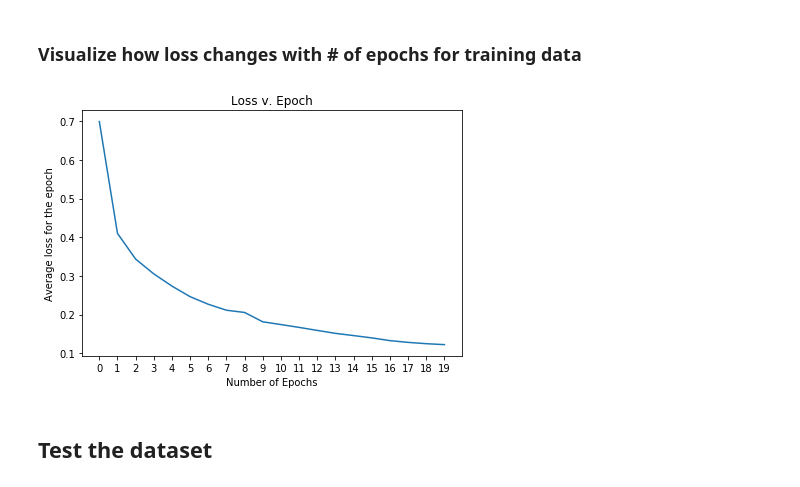
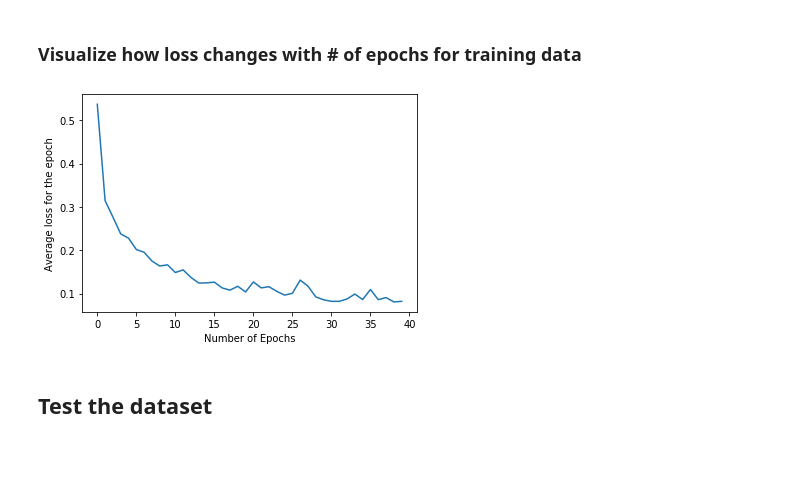
Before and after one commit to flejarza/ActGraph, a Jupyter notebook: autoencoders/extrasensory_AE_v2.ipynb, the cells around one changed output. Cells and saved outputs as stored; diff of their text form; code cells hidden in the pictures; blank space fills up the shorter version.

```diff
--- a/autoencoders/extrasensory_AE_v2.ipynb
+++ b/autoencoders/extrasensory_AE_v2.ipynb
@@ -264,6 +302,6 @@ plt.figure(figsize = (13,6))
 plt.title('Normalized data')
 for i in range(4):
     ax = plt.subplot(1,4,i+1)
-    row_i = norm_sensor_data.iloc[i,:].to_numpy().reshape(12,15)
+    row_i = norm_sensor_data.iloc[i,:].to_numpy().reshape(9,24)
     plt.imshow(row_i)
 # %% [output]
@@ -328,21 +340,12 @@ class SensorDataset(Dataset):
         if torch.is_tensor(idx):
             idx = idx.tolist()
 
-#         rd = pd.read_csv('.'+self.file_name+'.csv')
-#         sd = rd.iloc[:,1:226]
-#         sd[sd.columns]=sd[sd.columns].fillna(sd.mode().iloc[0])
-#         sd.dropna(inplace = True, axis = 'columns' )
 
-#         n_sd = pd.DataFrame()
-#         for col in sd.columns:
-#             col_mean = sd[col].mean()
-#             col_std = sd[col].std()
-#             n_sd[col] = (sd[col] - col_mean)/col_std
         sample =  self.sensor_data.iloc[idx,:]
 
         if self.transform:
             # Transform to tensor
-            sample = self.transform(sample.to_numpy().reshape(12,15))
+            sample = self.transform(sample.to_numpy().reshape(9,24))
         return sample
 # %% [markdown]
 ### Define the batch size parameter
@@ -446,9 +449,9 @@ device = torch.device("cuda" if torch.cuda.is_available() else "cpu")
 # %% [markdown]
 ### Define the input shape
 # %%
-input_shape = 180
-input_shape_s1 = 12
-input_shape_s2 = 15
+input_shape = 216
+input_shape_s1 = 9
+input_shape_s2 = 24
 # %% [markdown]
 ### Create an autoencoder instance
 # %%
@@ -510,5 +513,5 @@ def fit(num_epochs, learn_rate):
 # %% [markdown]
 ### Run the autoencoder once, to visualize the results
 # %%
-loss_results = fit(num_epochs = 20, learn_rate = 1e-3)
+loss_results = fit(num_epochs = 40, learn_rate = 1e-3)
 # %% [output]
@@ -536,16 +536,17 @@ epoch : 20/20, loss = 0.122029
 ### Visualize how loss changes with # of epochs for training data
 # %%
 fig = plt.figure()
-ax1 = fig.add_subplot(111)
 fig.tight_layout()
-ax1.plot(loss_results)
+plt.plot(loss_results)
 plt.xticks([x for x in range(20)])
 plt.xlabel("Number of Epochs")
 plt.ylabel("Average loss for the epoch")
-plt.title("Loss v. Epoch")
+# plt.title("Loss v. Epoch")
+plt.xticks(np.arange(0,41,5))
+plt.savefig('loss_per_epoch.png')
 plt.show()
 # %% [output]
-[figure, old version]
+[figure, new version]
 # %% [markdown]
 ## Test the dataset
 # %%
```
Also changed, not shown: parts of 12 cells of this notebook, 3 other files.
